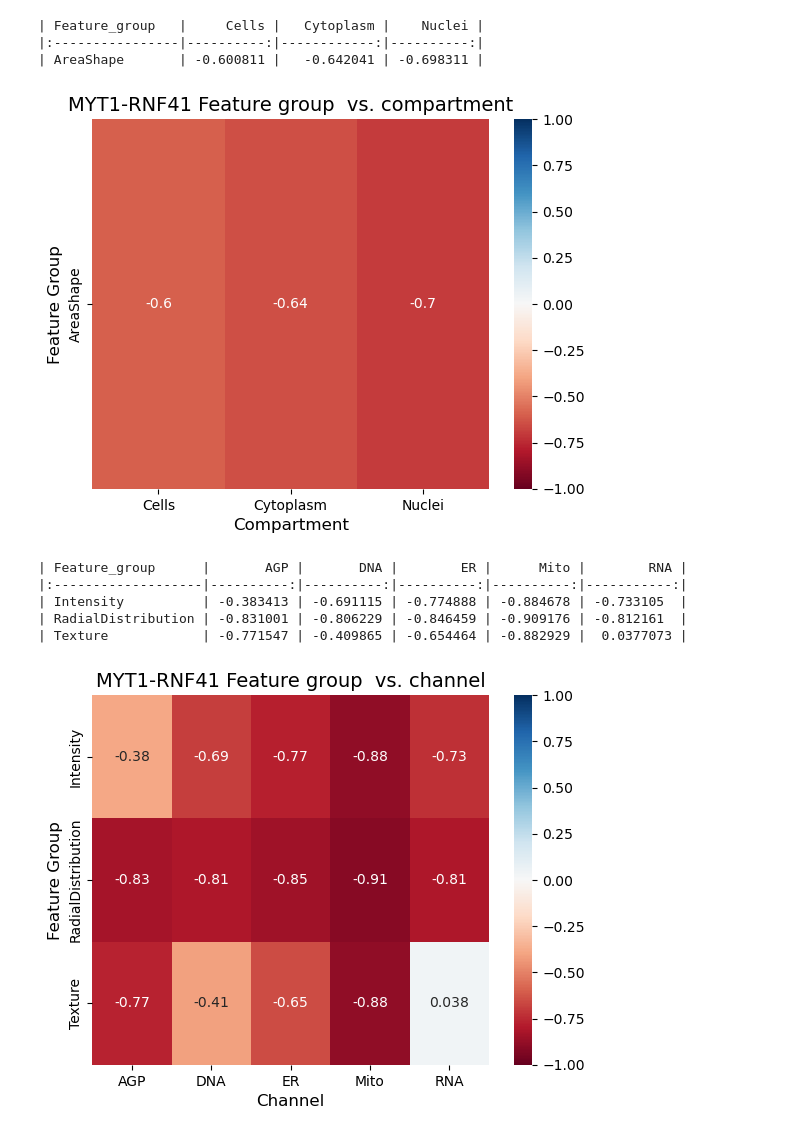
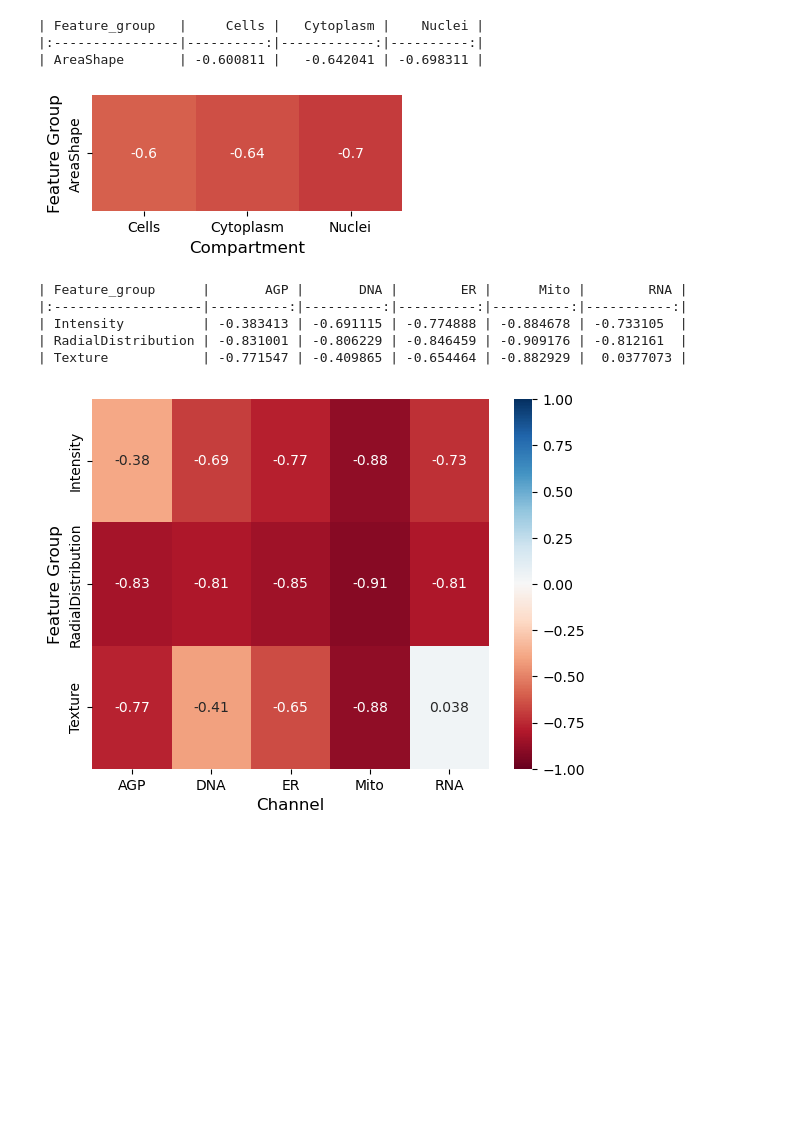
Before and after one commit to jump-cellpainting/2024_Chandrasekaran_Morphmap, a Jupyter notebook: 07.compute-cosine-similarities/09.0.check-MYT1-RNF41-connections.ipynb, the cells around one changed output. Saved outputs shown, nothing was run; the diff lists cells and outputs as text; code cells hidden in the pictures; blank space fills up the shorter version.

Commit message:
update MYT1-RNF41 figures

```diff
--- a/07.compute-cosine-similarities/09.0.check-MYT1-RNF41-connections.ipynb
+++ b/07.compute-cosine-similarities/09.0.check-MYT1-RNF41-connections.ipynb
@@ -167,27 +167,34 @@ print(compartment_feature_group_df.to_markdown())
 |:----------------|----------:|------------:|----------:|
 | AreaShape       | -0.600811 |   -0.642041 | -0.698311 |
 # %%
+n_row = compartment_feature_group_df.shape[0]
+n_col = compartment_feature_group_df.shape[1]
+fig_width = n_row + 3
+fig_height = 1.5
+
+plt.figure(figsize = (fig_width, fig_height))
+
 f = sns.heatmap(
     compartment_feature_group_df,
     cmap="RdBu",
     vmin=-1,
     vmax=1,
     xticklabels=True,
     yticklabels=True,
     annot=True,
+    cbar=None,
 )
 
 f.set(xlabel="Compartment", ylabel="Feature Group")
 
 f.xaxis.label.set_size(12)
 f.yaxis.label.set_size(12)
 
-f.set_title("MYT1-RNF41 Feature group  vs. compartment", fontsize=14)
 
 plt.savefig("figures/MYT1-RNF41_area_size_compartment.png")
 plt.savefig("figures/MYT1-RNF41_area_size_compartment.svg")
 # %% [output]
-[figure, old version]
+[figure, new version]
 # %%
 channel_feature_group_df = pd.DataFrame()
 
@@ -243,9 +250,7 @@ f.set(xlabel="Channel", ylabel="Feature Group")
 f.xaxis.label.set_size(12)
 f.yaxis.label.set_size(12)
 
-f.set_title("MYT1-RNF41 Feature group  vs. channel", fontsize=14)
-
 plt.savefig("figures/MYT1-RNF41_feature_group_channel.png")
 plt.savefig("figures/MYT1-RNF41_feature_group_channel.svg")
 # %% [output]
-[figure, old version]
+[figure, new version]
```
Also changed, not shown: 5 other files.
